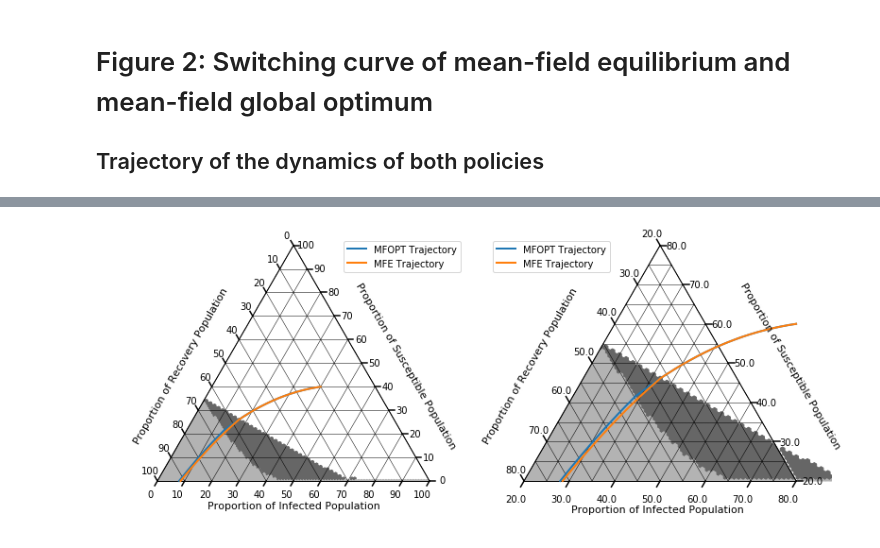
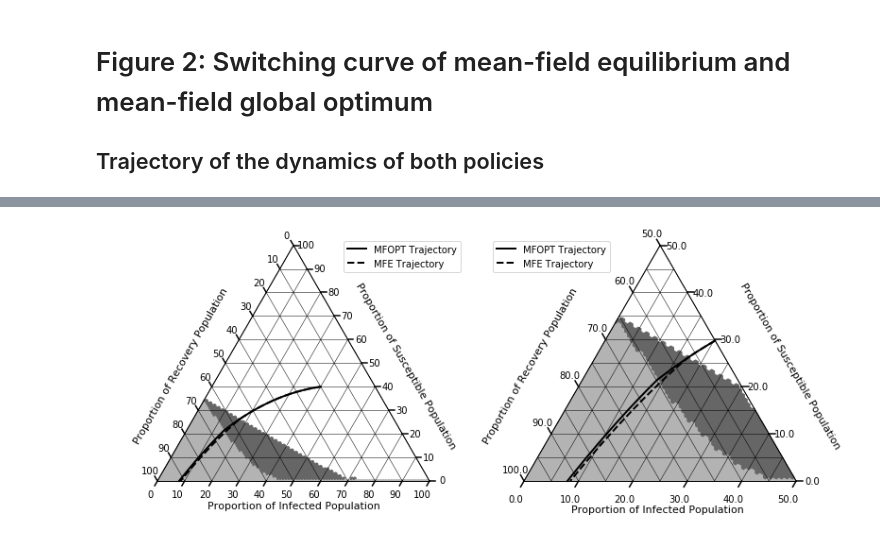
Before and after one commit to josudoncel/MeanFieldGameAnalysisSIRModelVaccinations, a Jupyter notebook: Figure2_doplot.ipynb, the cells around one changed output, grey strips where cells are left out. Cells and saved outputs as stored; diff of their text form; code cells hidden in the pictures.

Commit message:
changes Figure2

```diff
--- a/Figure2_doplot.ipynb
+++ b/Figure2_doplot.ipynb
@@ -151,4 +77,6 @@ tax.show()
 # %%
+scale = 100
+
 fig = ternary.plt.figure(figsize=(11, 5))
 ax1 = fig.add_subplot(2, 1, 1)
 ax2 = fig.add_subplot(2, 1, 2)
@@ -159,7 +87,7 @@ tax1.gridlines(color="black", multiple=10, linewidth=0.5, ls='-')
 tax1.ax.axis("equal")
 tax1.ax.axis("off")
 
-tax2 = ternary.TernaryAxesSubplot(ax=ax2,scale=60)
+tax2 = ternary.TernaryAxesSubplot(ax=ax2,scale=50)
 axes_colors = {'b': 'r', 'r': 'r', 'l': 'r'}
 tax2.boundary(linewidth=1.0)
 tax2.gridlines(color="k", multiple=5, linewidth=0.5, ls='-')
@@ -177,15 +105,31 @@ def f(x):
     else:
         return (0,0,0,0)
 
-#data = generate_heatmap_data()
-#print(data)
+def f2(x):
+    swMFOPT = np.interp(x[0], sw_mfopt_x, sw_mfopt_y)
+    swMFEQ = np.interp(x[0], sw_mfe_x, sw_mfe_y)
+    if 1-x[0]-x[1]<0.5:
+        return (0,0,0,0)
+    elif x[1] <= swMFOPT:
+        return (.7,.7,.7,1)
+    elif x[1] <= swMFEQ:
+        return (.4,.4,.4,1)
+    else:
+        return (0,0,0,0)
+
+def generate_heatmap_data():
+    from ternary.helpers import simplex_iterator
+    d1 = dict()
+    d2 = dict()
+    for (i, j, k) in simplex_iterator(scale):
+        d1[(i, j, k)] = f([i/scale, j/scale])
+        d2[(i, j, k)] = f2([i/scale, j/scale])
+    return d1, d2
+data, data_zoom = generate_heatmap_data()
 
 
 tax1.heatmap(data, style="hexgonal", use_rgba=True)
-da = []
-for da in data:
-    print(da)
-tax2.heatmap(data, style="hexgonal", use_rgba=True)
+tax2.heatmap(data_zoom, style="hexgonal", use_rgba=True)
 
 fig.delaxes(fig.axes[3])
 fig.delaxes(fig.axes[2])
@@ -195,36 +139,45 @@ fontsize = 11
 #tax1.set_title("Switching Curve")
 tax1.left_axis_label("Proportion of Recovery Population", fontsize=fontsize, offset=0.12)
 tax1.right_axis_label("Proportion of Susceptible Population", fontsize=fontsize, offset=0.12)
 tax1.bottom_axis_label("Proportion of Infected Population", fontsize=fontsize, offset=0.)
 #tax2.set_title("Zoomed region")
 tax2.left_axis_label("Proportion of Recovery Population", fontsize=fontsize, offset=0.17)
 tax2.right_axis_label("Proportion of Susceptible Population", fontsize=fontsize, offset=0.17)
 tax2.bottom_axis_label("Proportion of Infected Population", fontsize=fontsize, offset=0.03)
 
 tax1.ticks(multiple=10,offset=0.02)
-tax2.set_axis_limits({'b': [20, 80], 'l': [20, 80], 'r': [20, 80]})
+tax2.set_axis_limits({'b': [0, 50], 'l': [50, 100], 'r': [0, 50]})
 tax2.get_ticks_from_axis_limits(multiple=10)
 tick_formats = "%.1f"
 tax2.set_custom_ticks(fontsize=10, offset=0.025, multiple=10, tick_formats=tick_formats)
 
-tax1.plot(np.array(traj_mfopt)*scale, linewidth=2.0, label="MFOPT Trajectory")
-tax1.plot(np.array(traj_mfe)*scale, linewidth=2.0, label="MFE Trajectory")
+tax1.plot(np.array(traj_mfopt)*scale, linewidth=2.0, color='k', label="MFOPT Trajectory")
+tax1.plot(np.array(traj_mfe)*scale, linewidth=2.0, color='k', linestyle='dashed', label="MFE Trajectory")
 
-tax2.plot(np.array(traj_mfopt)*scale, linewidth=2.0, label="MFOPT Trajectory")
-tax2.plot(np.array(traj_mfe)*scale, linewidth=2.0, label="MFE Trajectory")
+traj_mfopt_zoom = []
+traj_mfe_zoom = []
+for i in range(len(traj_mfopt)):
+    v = traj_mfopt[i]
+    if 1-v[0]-v[1]>0.5:
+          traj_mfopt_zoom.append(v)
+    v = traj_mfe[i]
+    if 1-v[0]-v[1]>0.5:
+          traj_mfe_zoom.append(v)
+tax2.plot(np.array(traj_mfopt_zoom)*scale, linewidth=2.0, color='k', label="MFOPT Trajectory")
+tax2.plot(np.array(traj_mfe_zoom)*scale, linewidth=2.0, color='k', linestyle='dashed', label="MFE Trajectory")
 
 fig.set_facecolor("w")
 
 tax1.ax.set_position([0.01, 0.05, 0.46, 0.8])
 tax2.ax.set_position([0.50, 0.05, 0.46, 0.8])
 
 tax1.resize_drawing_canvas()
 tax2.resize_drawing_canvas()
 tax1.legend()
 tax2.legend()
 tax1.get_axes().axis('off')
 tax2.get_axes().axis('off')
 
 ternary.plt.show()
 # %% [output]
-[figure, old version]
+[figure, new version]
```
Also changed, not shown: parts of 3 cells of this notebook.
